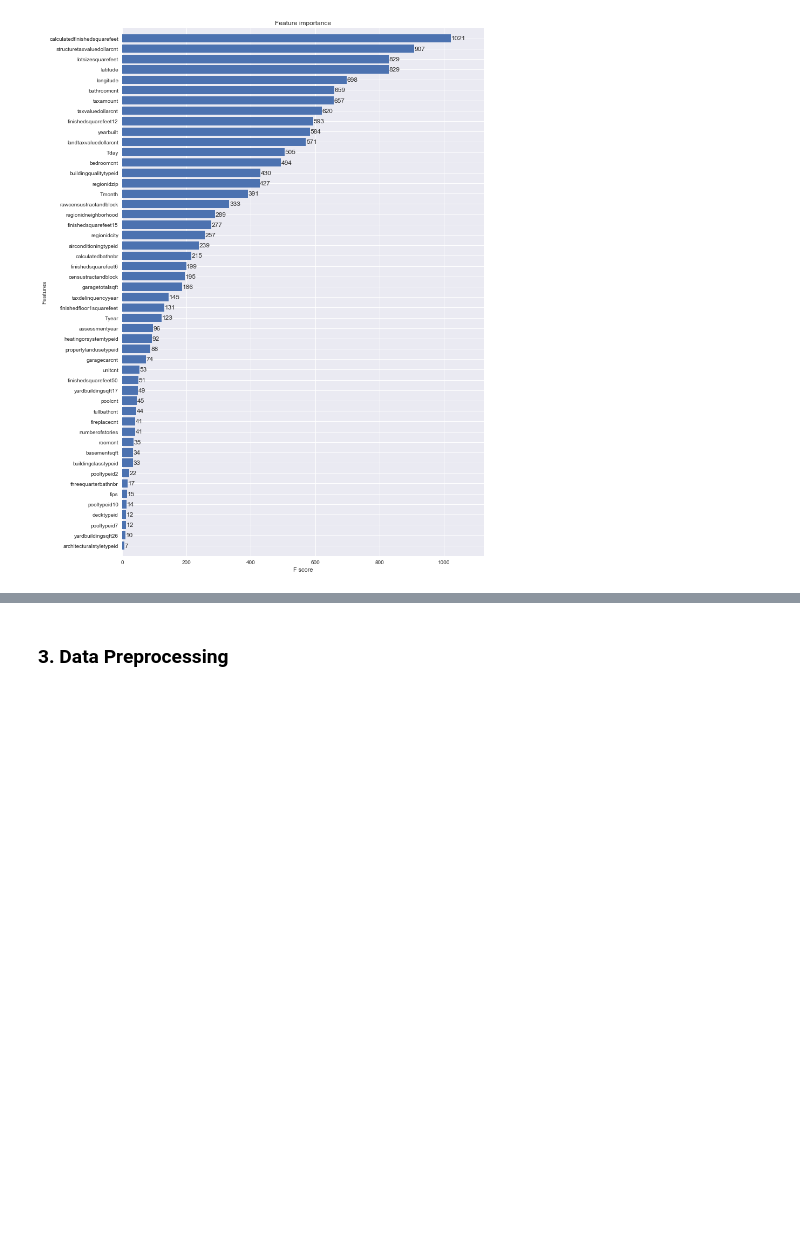
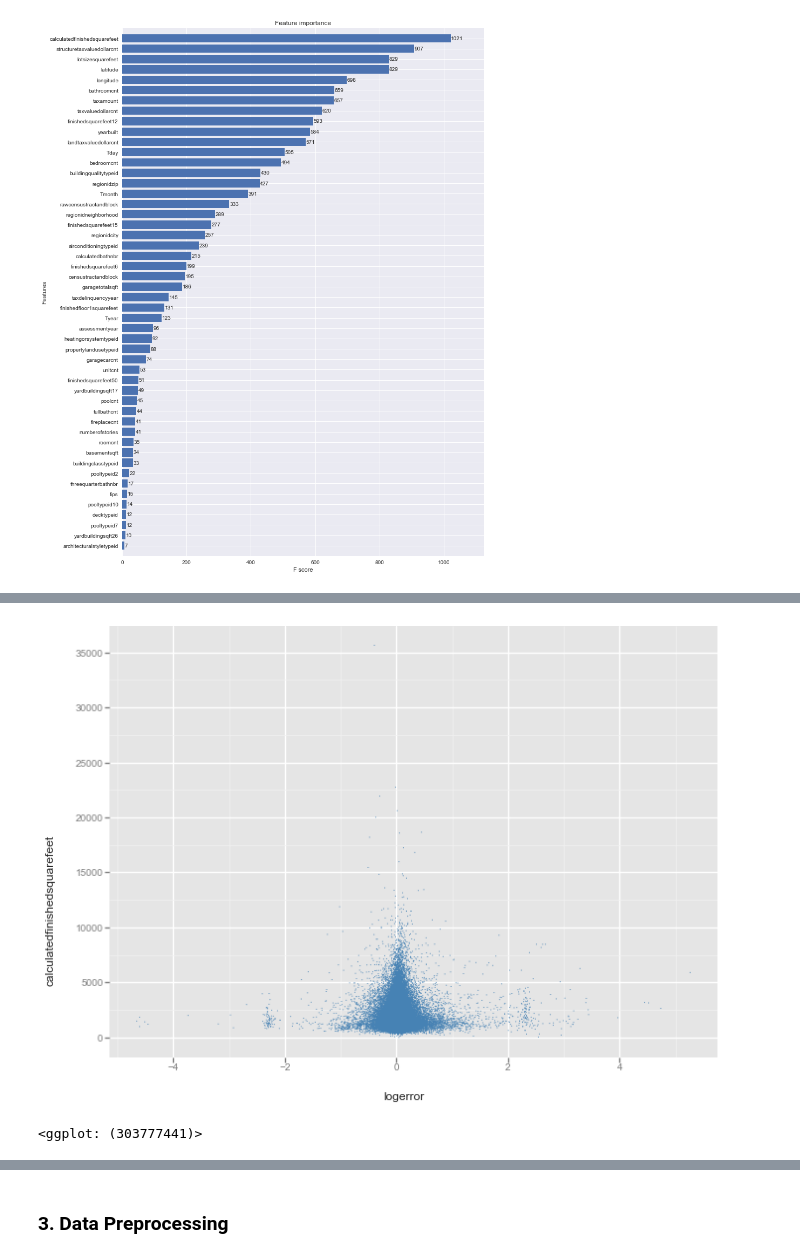
Before and after one commit to saurabhrpi/Improve-Zillow-s-Prediction-Residual, a Jupyter notebook: ZillowEstimate.ipynb, the cells around one changed output, grey strips where cells are left out. Drawn from its saved outputs; the diff is of its cells as text; code cells hidden in the pictures; blank space fills up the shorter version.

```diff
--- a/ZillowEstimate.ipynb
+++ b/ZillowEstimate.ipynb
@@ -345,0 +353,8 @@ plot_corr(data_trans_reduced_comb_f)
+# %%
+#def plot_ggplot(df,xlabel,ylabel):
+ggplot(aes(x='logerror', y='calculatedfinishedsquarefeet'), data=data_trans_reduced_comb_f) + \
+    geom_point(color='steelblue', size=1) + \
+    stat_smooth()
+# %% [output]
+[figure, added]
+<ggplot: (303777441)>
```
Also changed, not shown: parts of 31 cells of this notebook.
